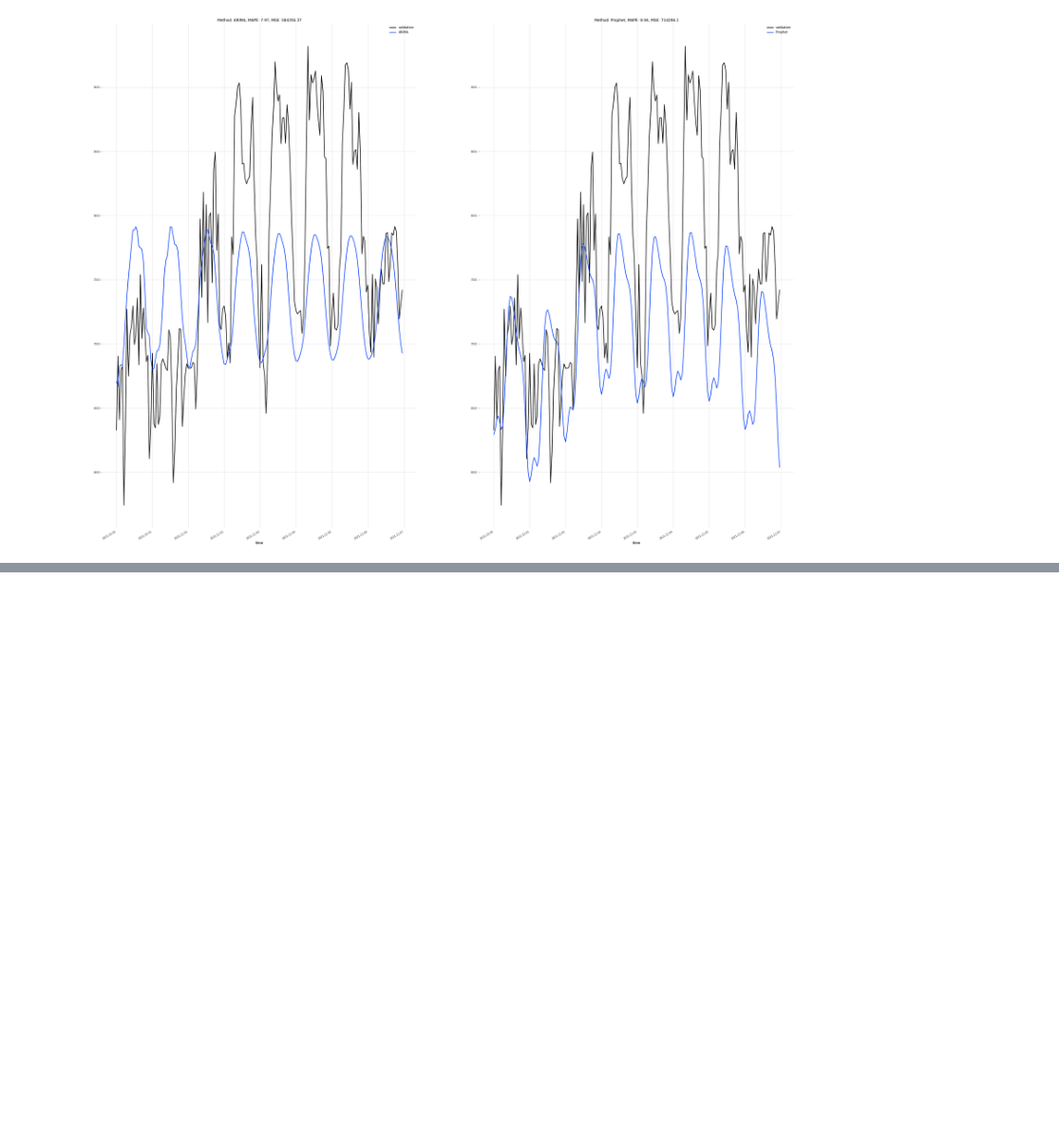
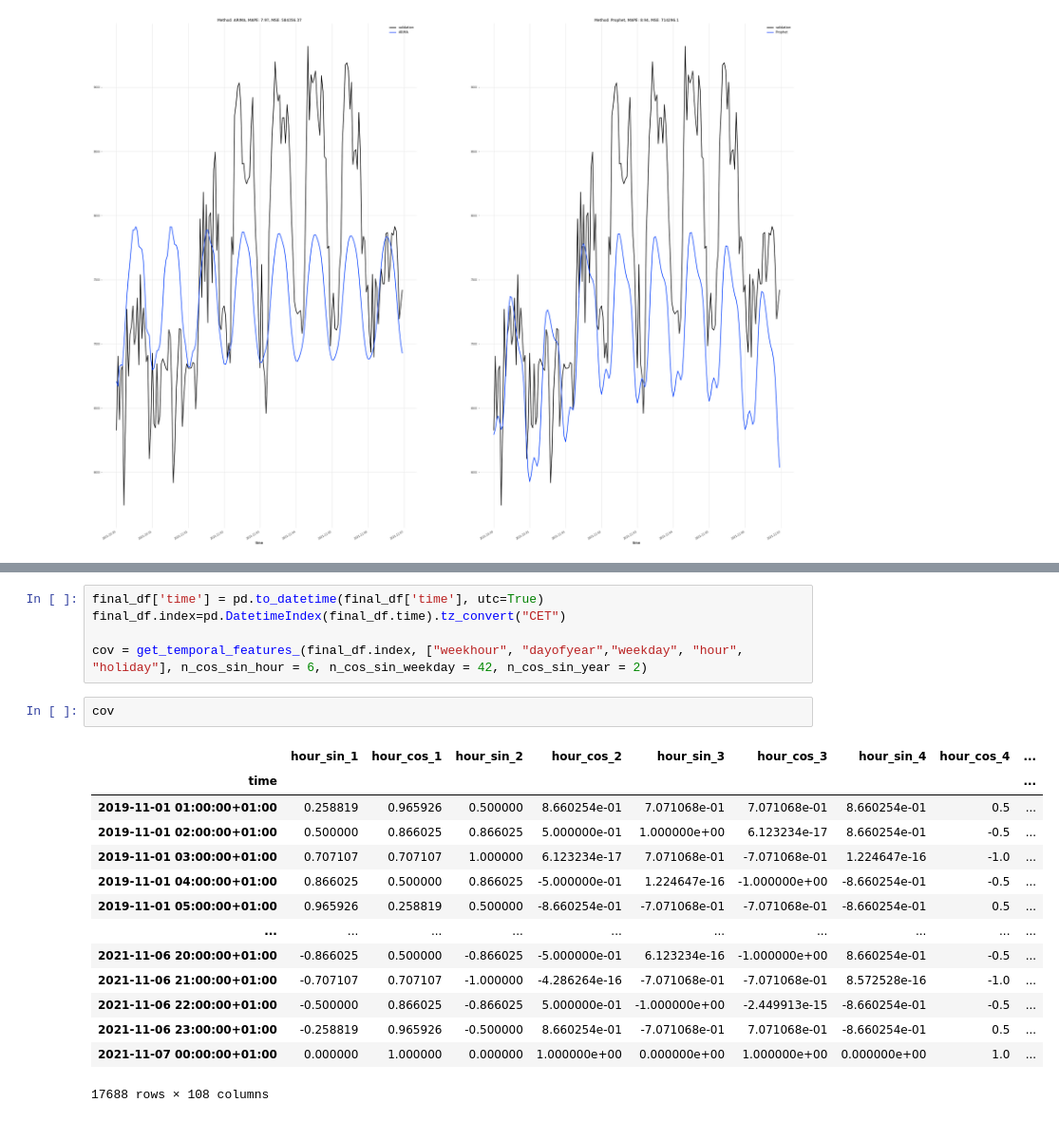
Before and after one commit to lemonhead94/energy-systems-iot, a Jupyter notebook: LoadForcasting.ipynb, the cells around one changed output, grey strips where cells are left out. Shown at 95% size. Saved outputs shown, nothing was run; the diff lists cells and outputs as text; blank space fills up the shorter version.

```diff
--- a/LoadForcasting.ipynb
+++ b/LoadForcasting.ipynb
@@ -226,0 +297,22 @@ Currently calculating Prophet
+# %%
+final_df['time'] = pd.to_datetime(final_df['time'], utc=True)
+final_df.index=pd.DatetimeIndex(final_df.time).tz_convert("CET")
+
+cov = get_temporal_features_(final_df.index, ["weekhour", "dayofyear","weekday", "hour", "holiday"], n_cos_sin_hour = 6, n_cos_sin_weekday = 42, n_cos_sin_year = 2)
+# %%
+cov
+# %% [output]
+|  | hour_sin_1 | hour_cos_1 | hour_sin_2 | hour_cos_2 | hour_sin_3 | hour_cos_3 | hour_sin_4 | hour_cos_4 | ... |
+| time |  |  |  |  |  |  |  |  | ... |
+| 2019-11-01 01:00:00+01:00 | 0.258819 | 0.965926 | 0.500000 | 8.660254e-01 | 7.071068e-01 | 7.071068e-01 | 8.660254e-01 | 0.5 | ... |
+| 2019-11-01 02:00:00+01:00 | 0.500000 | 0.866025 | 0.866025 | 5.000000e-01 | 1.000000e+00 | 6.123234e-17 | 8.660254e-01 | -0.5 | ... |
+| 2019-11-01 03:00:00+01:00 | 0.707107 | 0.707107 | 1.000000 | 6.123234e-17 | 7.071068e-01 | -7.071068e-01 | 1.224647e-16 | -1.0 | ... |
+| 2019-11-01 04:00:00+01:00 | 0.866025 | 0.500000 | 0.866025 | -5.000000e-01 | 1.224647e-16 | -1.000000e+00 | -8.660254e-01 | -0.5 | ... |
+| 2019-11-01 05:00:00+01:00 | 0.965926 | 0.258819 | 0.500000 | -8.660254e-01 | -7.071068e-01 | -7.071068e-01 | -8.660254e-01 | 0.5 | ... |
+| ... | ... | ... | ... | ... | ... | ... | ... | ... | ... |
+| 2021-11-06 20:00:00+01:00 | -0.866025 | 0.500000 | -0.866025 | -5.000000e-01 | 6.123234e-16 | -1.000000e+00 | 8.660254e-01 | -0.5 | ... |
+| 2021-11-06 21:00:00+01:00 | -0.707107 | 0.707107 | -1.000000 | -4.286264e-16 | -7.071068e-01 | -7.071068e-01 | 8.572528e-16 | -1.0 | ... |
+| 2021-11-06 22:00:00+01:00 | -0.500000 | 0.866025 | -0.866025 | 5.000000e-01 | -1.000000e+00 | -2.449913e-15 | -8.660254e-01 | -0.5 | ... |
+| 2021-11-06 23:00:00+01:00 | -0.258819 | 0.965926 | -0.500000 | 8.660254e-01 | -7.071068e-01 | 7.071068e-01 | -8.660254e-01 | 0.5 | ... |
+| 2021-11-07 00:00:00+01:00 | 0.000000 | 1.000000 | 0.000000 | 1.000000e+00 | 0.000000e+00 | 1.000000e+00 | 0.000000e+00 | 1.0 | ... |
+17688 rows × 108 columns
```
Also changed, not shown: parts of 8 cells of this notebook.
